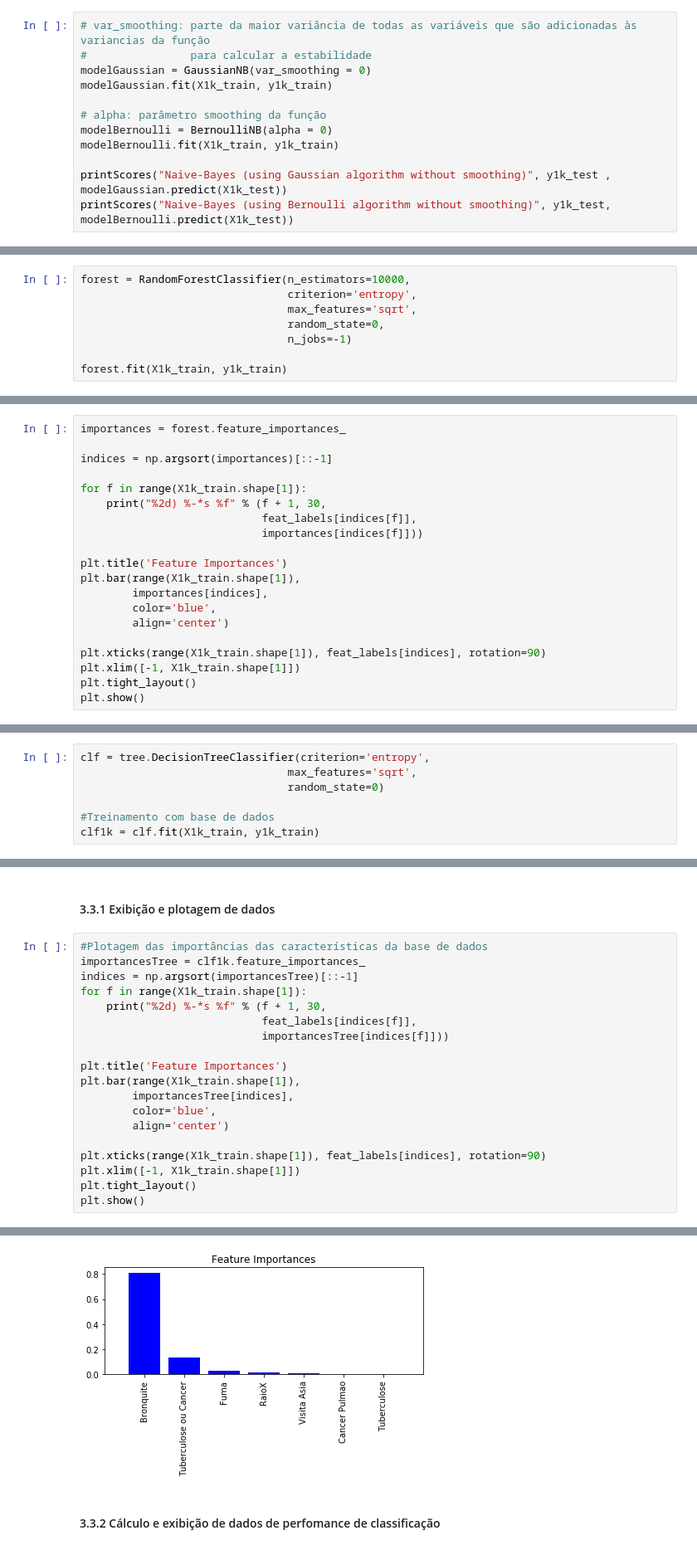
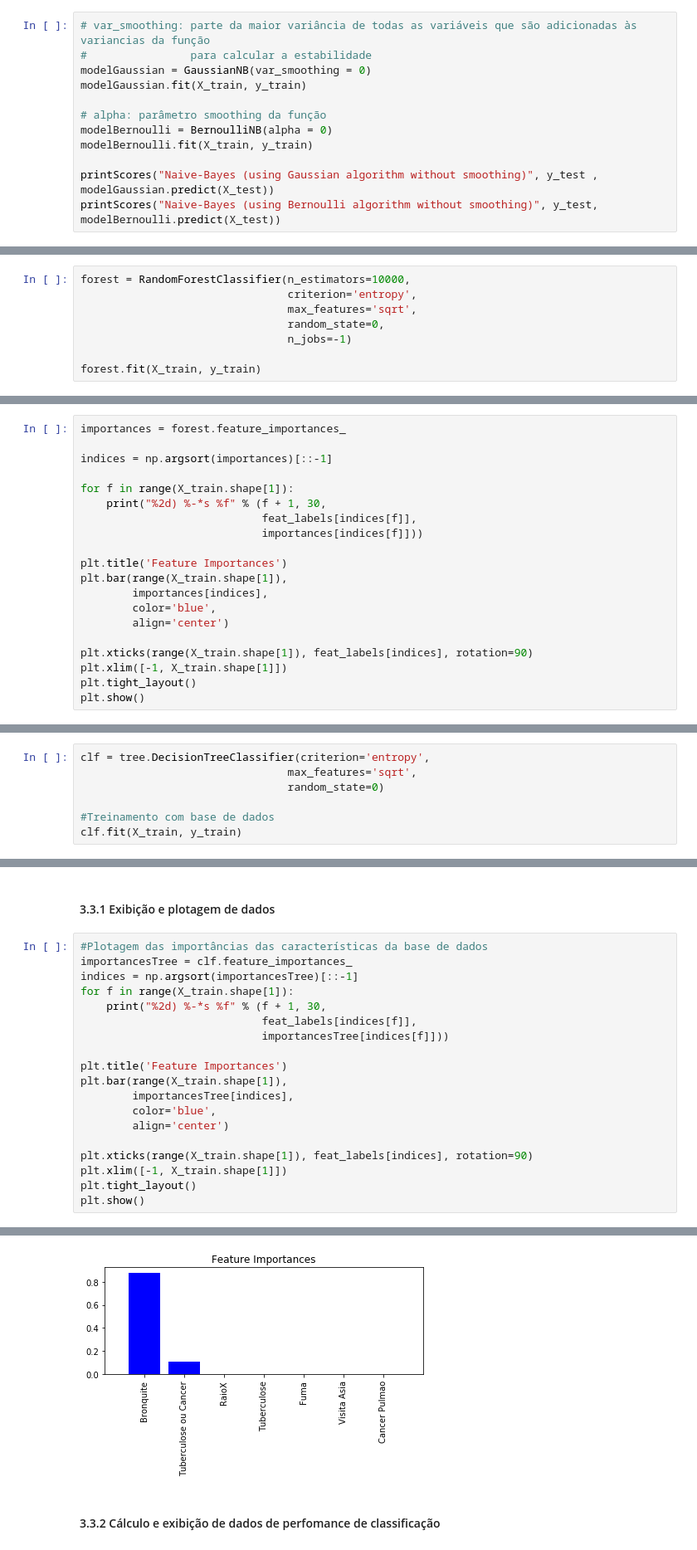
Before and after one commit to AkioCode/IAProjeto2, a Jupyter notebook: Relatório.ipynb, the cells around one changed output, grey strips where cells are left out. Shown at 83% size. Drawn from its saved outputs; the diff is of its cells as text.

```diff
--- a/Relatório.ipynb
+++ b/Relatório.ipynb
@@ -379,13 +379,13 @@ Classification metrics from Naive-Bayes (using Bernoulli algorithm)
 # var_smoothing: parte da maior variância de todas as variáveis que são adicionadas às variancias da função
 #                para calcular a estabilidade
 modelGaussian = GaussianNB(var_smoothing = 0)
-modelGaussian.fit(X1k_train, y1k_train)
+modelGaussian.fit(X_train, y_train)
 
 # alpha: parâmetro smoothing da função
 modelBernoulli = BernoulliNB(alpha = 0)
-modelBernoulli.fit(X1k_train, y1k_train)
+modelBernoulli.fit(X_train, y_train)
 
-printScores("Naive-Bayes (using Gaussian algorithm without smoothing)", y1k_test , modelGaussian.predict(X1k_test))
-printScores("Naive-Bayes (using Bernoulli algorithm without smoothing)", y1k_test, modelBernoulli.predict(X1k_test))
+printScores("Naive-Bayes (using Gaussian algorithm without smoothing)", y_test , modelGaussian.predict(X_test))
+printScores("Naive-Bayes (using Bernoulli algorithm without smoothing)", y_test, modelBernoulli.predict(X_test))
 # %% [output]
 Classification metrics from Naive-Bayes (using Gaussian algorithm without smoothing)
@@ -408,7 +408,7 @@ forest = RandomForestClassifier(n_estimators=10000,
                                 random_state=0,
                                 n_jobs=-1)
 
-forest.fit(X1k_train, y1k_train)
+forest.fit(X_train, y_train)
 # %% [output]
 RandomForestClassifier(bootstrap=True, class_weight=None, criterion='entropy',
             max_depth=None, max_features='sqrt', max_leaf_nodes=None,
@@ -423,19 +423,19 @@ importances = forest.feature_importances_
 
 indices = np.argsort(importances)[::-1]
 
-for f in range(X1k_train.shape[1]):
+for f in range(X_train.shape[1]):
     print("%2d) %-*s %f" % (f + 1, 30,
                             feat_labels[indices[f]],
                             importances[indices[f]]))
 
 plt.title('Feature Importances')
-plt.bar(range(X1k_train.shape[1]),
+plt.bar(range(X_train.shape[1]),
         importances[indices],
         color='blue',
         align='center')
 
-plt.xticks(range(X1k_train.shape[1]), feat_labels[indices], rotation=90)
-plt.xlim([-1, X1k_train.shape[1]])
+plt.xticks(range(X_train.shape[1]), feat_labels[indices], rotation=90)
+plt.xlim([-1, X_train.shape[1]])
 plt.tight_layout()
 plt.show()
 # %% [output]
@@ -464,4 +464,4 @@ clf = tree.DecisionTreeClassifier(criterion='entropy',
                                 random_state=0)
 
 #Treinamento com base de dados
-clf1k = clf.fit(X1k_train, y1k_train)
+clf.fit(X_train, y_train)
@@ -469,21 +476,21 @@ clf1k = clf.fit(X1k_train, y1k_train)
 #### 3.3.1 Exibição e plotagem de dados
 # %%
 #Plotagem das importâncias das características da base de dados
-importancesTree = clf1k.feature_importances_
+importancesTree = clf.feature_importances_
 indices = np.argsort(importancesTree)[::-1]
-for f in range(X1k_train.shape[1]):
+for f in range(X_train.shape[1]):
     print("%2d) %-*s %f" % (f + 1, 30,
                             feat_labels[indices[f]],
                             importancesTree[indices[f]]))
 
 plt.title('Feature Importances')
-plt.bar(range(X1k_train.shape[1]),
+plt.bar(range(X_train.shape[1]),
         importancesTree[indices],
         color='blue',
         align='center')
 
-plt.xticks(range(X1k_train.shape[1]), feat_labels[indices], rotation=90)
-plt.xlim([-1, X1k_train.shape[1]])
+plt.xticks(range(X_train.shape[1]), feat_labels[indices], rotation=90)
+plt.xlim([-1, X_train.shape[1]])
 plt.tight_layout()
 plt.show()
 # %% [output]
@@ -497,4 +504,4 @@ plt.show()
-[figure, old version]
+[figure, new version]
 # %% [markdown]
 #### 3.3.2 Cálculo e exibição de dados de perfomance de classificação
 # %%
```
Also changed, not shown: parts of 13 cells of this notebook, 2 other files.
